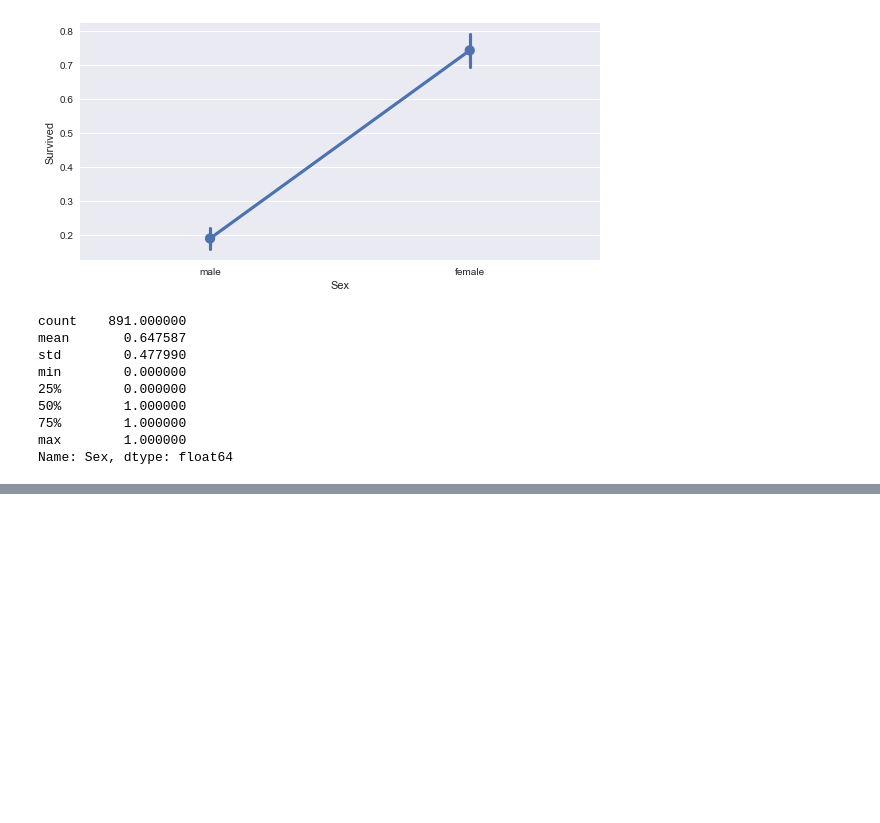
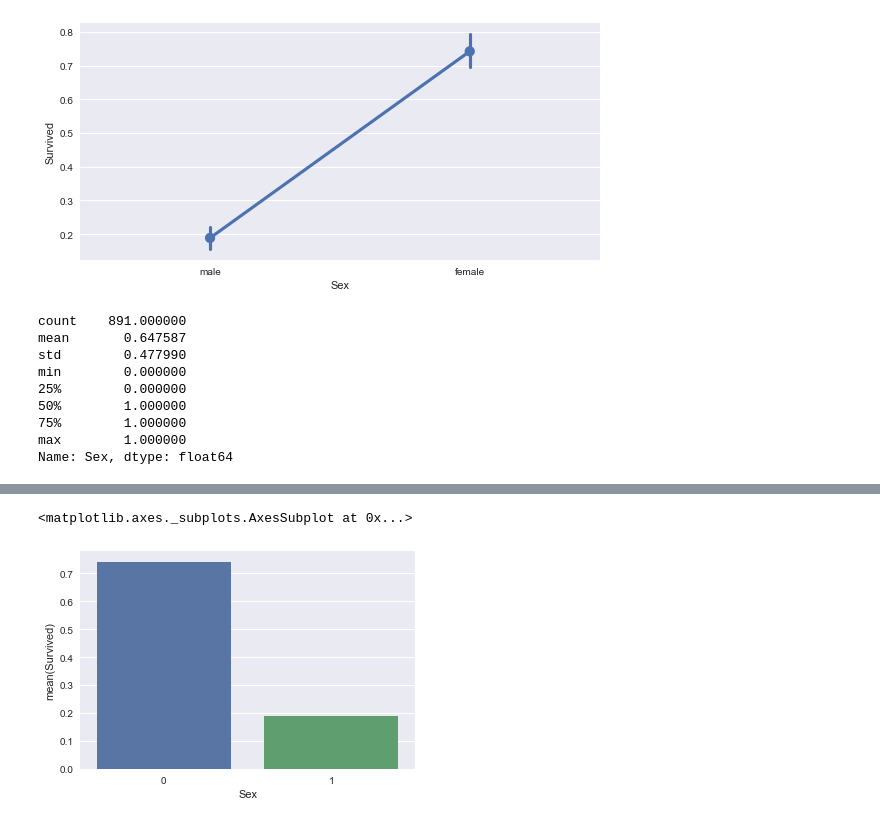
Before and after one commit to zhongzishi/Python-learning-notebooks, a Jupyter notebook: Kaggle/Titanic/Titanic.ipynb, the cells around one changed output, grey strips where cells are left out. Drawn from its saved outputs; the diff is of its cells as text; code cells hidden in the pictures; blank space fills up the shorter version.

```diff
--- a/Kaggle/Titanic/Titanic.ipynb
+++ b/Kaggle/Titanic/Titanic.ipynb
@@ -97,0 +150,3 @@ Name: Sex, dtype: float64
+# %%
+trainSet['Age'] = age['Age']
+trainSet.info()
@@ -97,0 +190,7 @@ Name: Sex, dtype: float64
+# %%
+sex = trainSet[['Sex','Survived']].groupby(['Sex'],as_index=False).mean()
+#sns.violinplot(x=sex['Sex'],y=sex['Survived'],data=sex )
+sns.barplot(x=sex['Sex'],y=sex['Survived'],data=sex)
+# %% [output]
+<matplotlib.axes._subplots.AxesSubplot at 0x...>
+[figure, added]
```
Also changed, not shown: parts of 7 cells of this notebook, 4 other files.
